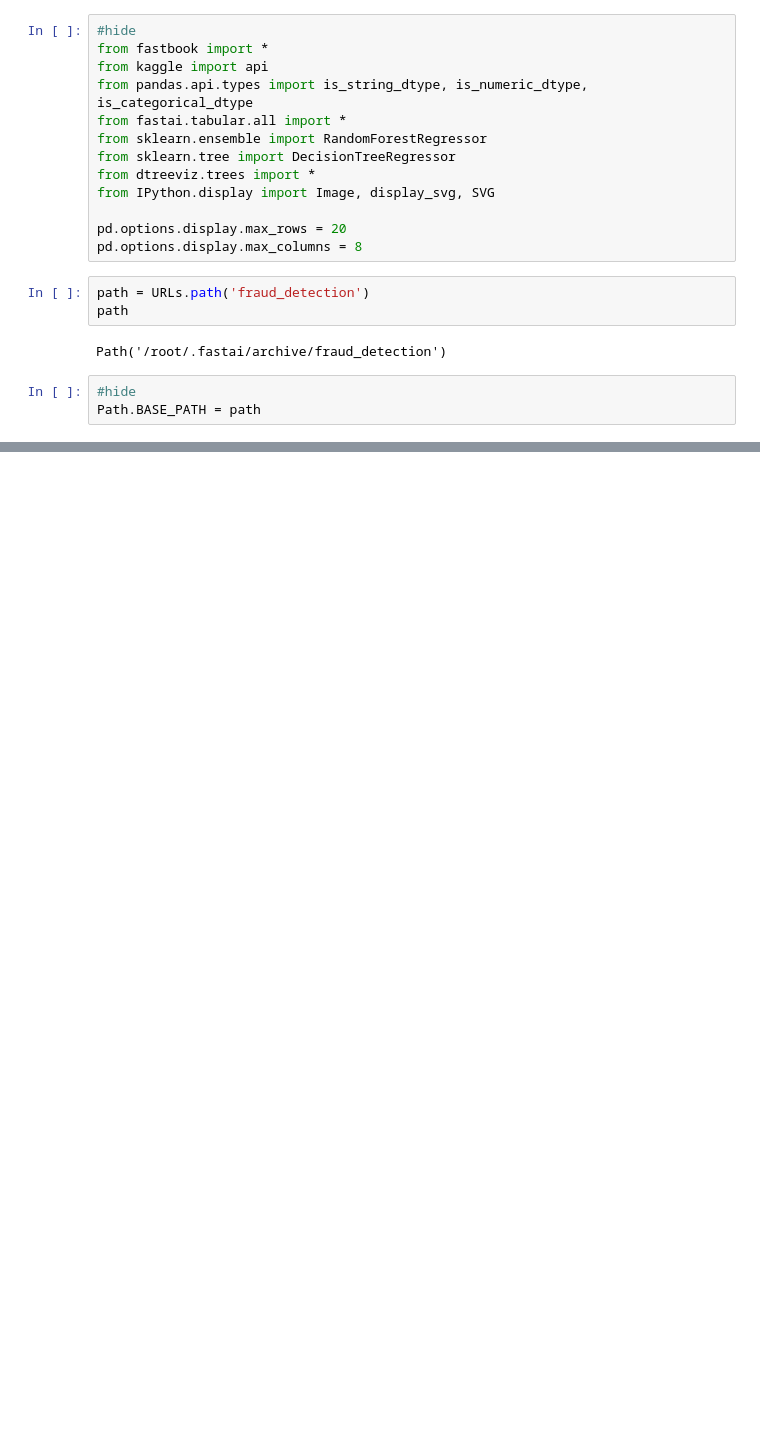
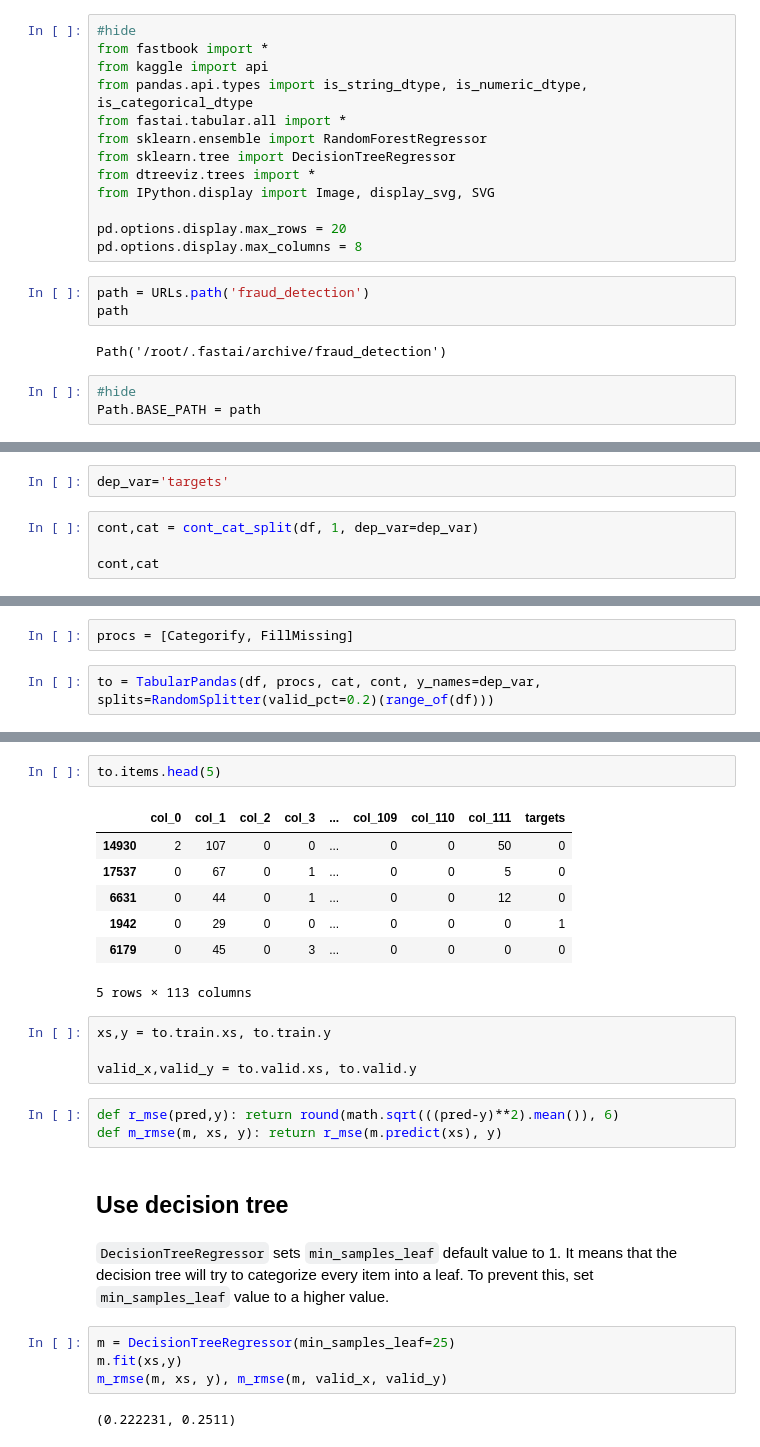
Before and after one commit to willystw/fastai-learning, a Jupyter notebook: fraud-detection/Fraud_Detection.ipynb, the cells around one changed output, grey strips where cells are left out. Saved outputs shown, nothing was run; the diff lists cells and outputs as text; blank space fills up the shorter version.

```diff
--- a/fraud-detection/Fraud_Detection.ipynb
+++ b/fraud-detection/Fraud_Detection.ipynb
@@ -51,0 +80,6 @@ path.ls()
+# %%
+dep_var='targets'
+# %%
+cont,cat = cont_cat_split(df, 1, dep_var=dep_var)
+
+cont,cat
@@ -51,0 +104,4 @@ path.ls()
+# %%
+procs = [Categorify, FillMissing]
+# %%
+to = TabularPandas(df, procs, cat, cont, y_names=dep_var, splits=RandomSplitter(valid_pct=0.2)(range_of(df)))
@@ -51,0 +121,27 @@ path.ls()
+# %%
+to.items.head(5)
+# %% [output]
+|  | col_0 | col_1 | col_2 | col_3 | ... | col_109 | col_110 | col_111 | targets |
+| 14930 | 2 | 107 | 0 | 0 | ... | 0 | 0 | 50 | 0 |
+| 17537 | 0 | 67 | 0 | 1 | ... | 0 | 0 | 5 | 0 |
+| 6631 | 0 | 44 | 0 | 1 | ... | 0 | 0 | 12 | 0 |
+| 1942 | 0 | 29 | 0 | 0 | ... | 0 | 0 | 0 | 1 |
+| 6179 | 0 | 45 | 0 | 3 | ... | 0 | 0 | 0 | 0 |
+5 rows × 113 columns
+# %%
+xs,y = to.train.xs, to.train.y
+
+valid_x,valid_y = to.valid.xs, to.valid.y
+# %%
+def r_mse(pred,y): return round(math.sqrt(((pred-y)**2).mean()), 6)
+def m_rmse(m, xs, y): return r_mse(m.predict(xs), y)
+# %% [markdown]
+## Use decision tree
+# %% [markdown]
+`DecisionTreeRegressor` sets `min_samples_leaf` default value to 1. It means that the decision tree will try to categorize every item into a leaf. To prevent this, set `min_samples_leaf` value to a higher value.
+# %%
+m = DecisionTreeRegressor(min_samples_leaf=25)
+m.fit(xs,y)
+m_rmse(m, xs, y), m_rmse(m, valid_x, valid_y)
+# %% [output]
+(0.222231, 0.2511)
```
Also changed, not shown: parts of 39 cells of this notebook.
